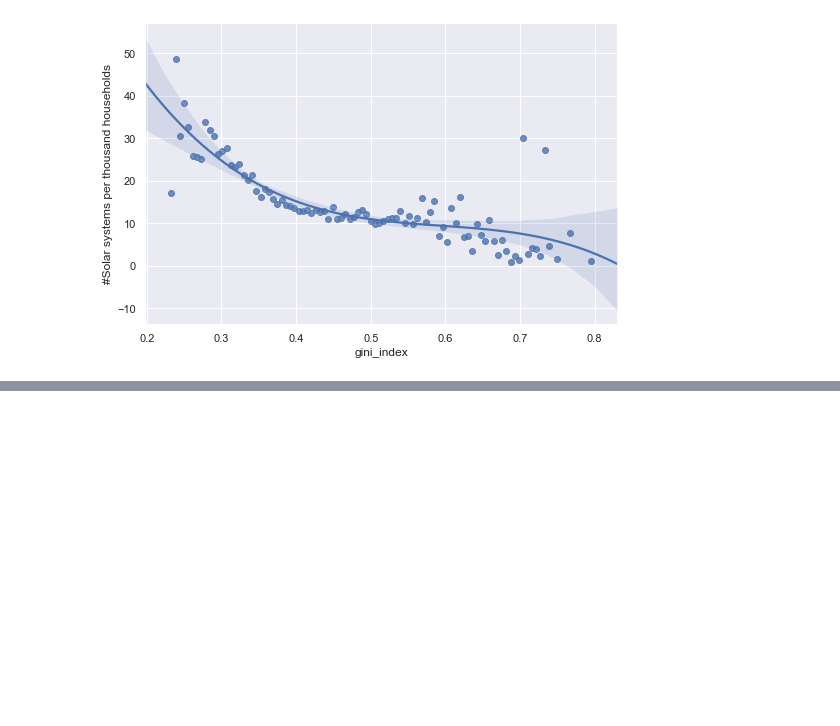
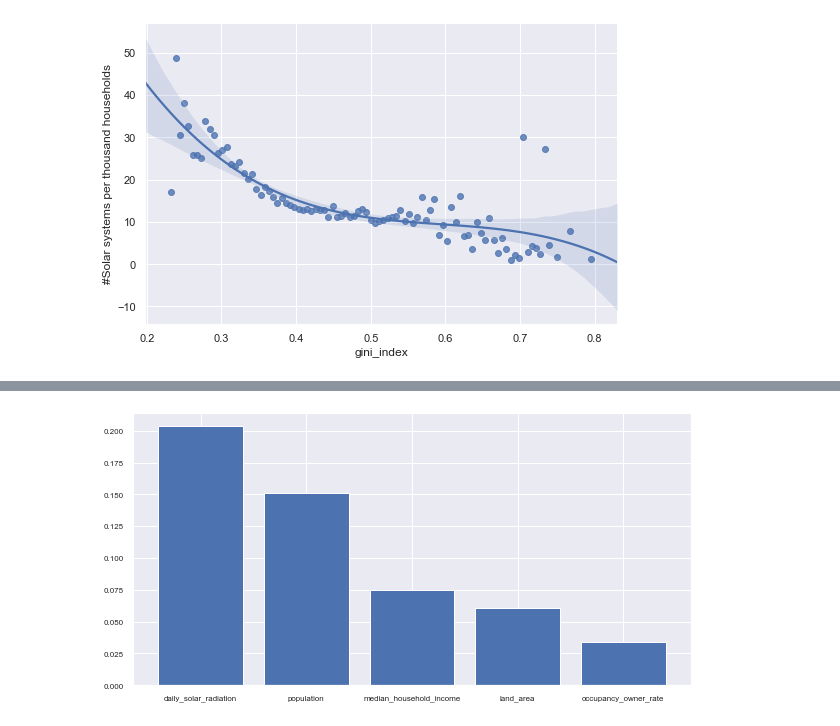
Before and after one commit to zs19930830/CMPE255, a Jupyter notebook: src/DeepSolarAnalysis.ipynb, the cells around one changed output, grey strips where cells are left out. Saved outputs shown, nothing was run; the diff lists cells and outputs as text; code cells hidden in the pictures; blank space fills up the shorter version.

```diff
--- a/src/DeepSolarAnalysis.ipynb
+++ b/src/DeepSolarAnalysis.ipynb
@@ -336,0 +395,15 @@ sns.lmplot(x = col_name, y = "#Solar systems per thousand households",
+# %%
+# First, I want to drop from the dataset columns that might relate to the value I want to predict. (Such as number of solar systems, etc..)
+# We want to predict: 'total_panel_area_residential'
+columns_to_drop = ['tile_count', 'tile_count_residential', 'total_panel_area_residential',
+                   'solar_panel_area_divided_by_area', 'solar_panel_area_per_capita',
+                   'solar_system_count_residential', 'solar_system_count_nonresidential',
+                   'number_of_solar_system_per_household', 'county', 'state', 'sol_density']
+
+X = data.drop( columns_to_drop, axis = 1 )
+y = data['total_panel_area_residential']
+
+# We now perform the random forest regression - no need for scaling of data
+n_splits = 10
+random_state = None
+model, y_test_preds, y_test = RandomForestRegressorWithKFold(X, y, n_splits, random_state)
@@ -336,0 +422,15 @@ sns.lmplot(x = col_name, y = "#Solar systems per thousand households",
+# %%
+# Let's see the most 5 important features - we sort the feature importances from the RF
+N = 5
+FONT_SIZE = 8
+idxs = np.argsort( model.feature_importances_ )
+idxs = np.flip(idxs)[0:N]
+
+# Plot
+plt.figure(figsize=(10,5))
+plt.bar( list(range(1,N+1)), model.feature_importances_[idxs], tick_label = X.columns[idxs].values )
+plt.rc('font', size=FONT_SIZE)
+plt.rc('axes', labelsize=FONT_SIZE)
+plt.tick_params(labelsize=FONT_SIZE)
+# %% [output]
+[figure, added]
```
Also changed, not shown: parts of 6 cells of this notebook.
